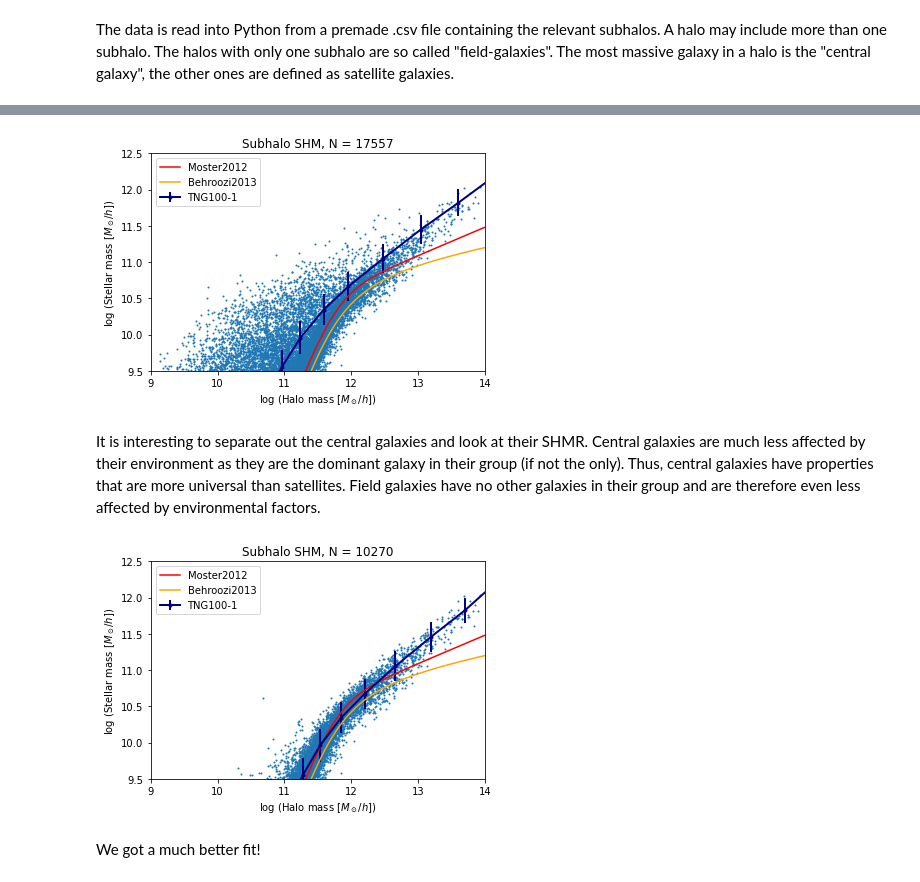
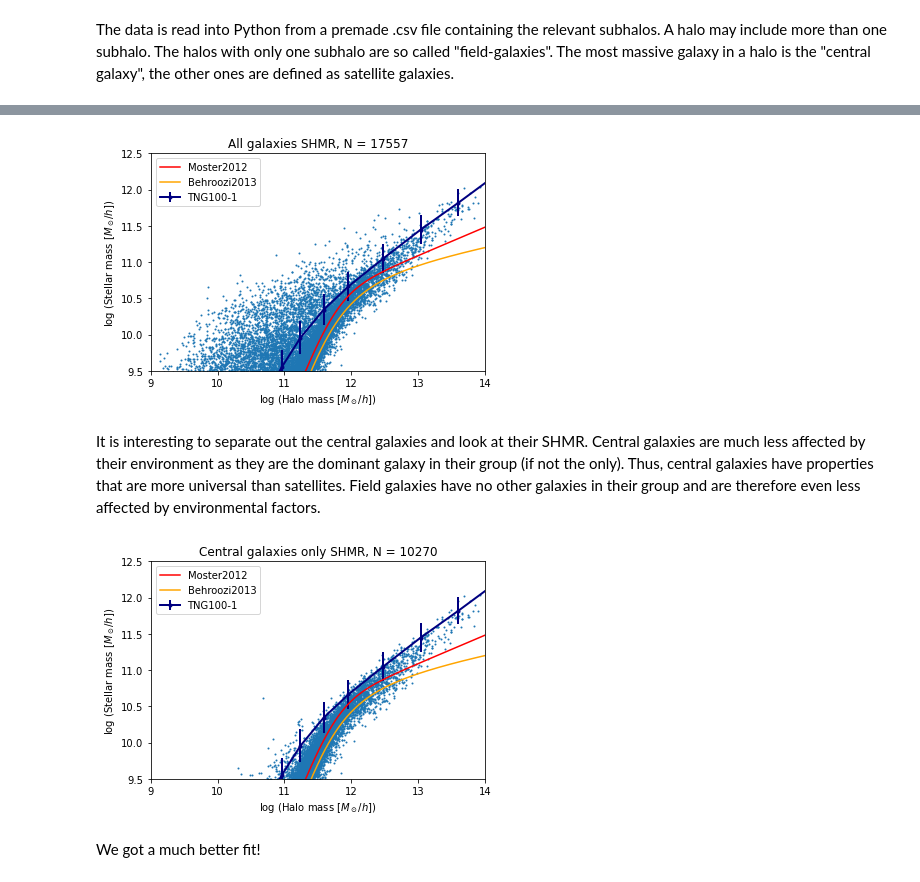
Before and after one commit to choisant/illustris-project, a Jupyter notebook: src/SHMR.ipynb, the cells around one changed output, grey strips where cells are left out. Cells and saved outputs as stored; diff of their text form; code cells hidden in the pictures.

```diff
--- a/src/SHMR.ipynb
+++ b/src/SHMR.ipynb
@@ -18,9 +18,9 @@ The data is read into Python from a premade .csv file containing the relevant su
 dataPath = "../data/tng100-1/cutdata/Subhalo_minE9_SM.csv"
 dfAll = pd.read_csv(dataPath)
 
-def formatPlot ():
+def formatPlot (title, df):
     plt.axis([9, 14, 9.5, 12.5])
-    plt.title("Subhalo SHM, N = " + str(len(dfAll["SubhaloMassDM"])))
+    plt.title(title + " SHMR, N = " + str(len(df["SubhaloMassDM"])))
     plt.xlabel(r'log (Halo mass [$ M_\odot /h $])')
     plt.ylabel(r"log (Stellar mass [$ M_\odot /h $])")
     plt.legend()
@@ -85,32 +88,32 @@ ax.plot(np.log10(M2012x/h),np.log10(M2012y/h), c="red", label= "Moster2012")
 #Behroozi fit
 B2013x,B2013y = behroozi()
 ax.plot((B2013x),(B2013y), c="orange", label= "Behroozi2013")
-formatPlot()
+formatPlot(title = "All galaxies", df = dfAll)
 # %% [output]
-[figure, old version]
+[figure, new version]
 # %% [markdown]
 It is interesting to separate out the central galaxies and look at their SHMR. Central galaxies are much less affected by their environment as they are the dominant galaxy in their group (if not the only). Thus, central galaxies have properties that are more universal than satellites. Field galaxies have no other galaxies in their group and are therefore even less affected by environmental factors.
 # %%
 dataPath = "../data/tng100-1/cutdata/Subhalo_Centrals_minE9_SM_SMHR.csv"
-dfAll = pd.read_csv(dataPath)
+dfCentrals = pd.read_csv(dataPath)
 
 #Convert to log-log
-dfAll["SubhaloMassDM"] = np.log10(dfAll["SubhaloMassDM"]*10**10)
-dfAll["SubhaloMassStellar"] = np.log10(dfAll["SubhaloMassStellar"]*10**10)
+dfCentrals["SubhaloMassDM"] = np.log10(dfCentrals["SubhaloMassDM"]*10**10)
+dfCentrals["SubhaloMassStellar"] = np.log10(dfCentrals["SubhaloMassStellar"]*10**10)
 #Calculate mean values
-dfAllmean = meanValuesLogLog(dfAll, 8.0, 14.0, 0.4, "SubhaloMassStellar", "SubhaloMassDM")
+dfCentralsmean = meanValuesLogLog(dfAll, 8.0, 14.0, 0.4, "SubhaloMassStellar", "SubhaloMassDM")
 #Create the plot
 fig, ax = plt.subplots(1)
-dfAll.plot.scatter(x = "SubhaloMassDM", y = "SubhaloMassStellar", s = 1, ax = ax)
-dfAllmean.plot(x = "xMean", y = "yMean", yerr = "ySigma", marker='o', linewidth=2, markersize=3, c="navy", label = "TNG100-1", ax=ax)
+dfCentrals.plot.scatter(x = "SubhaloMassDM", y = "SubhaloMassStellar", s = 1, ax = ax)
+dfCentralsmean.plot(x = "xMean", y = "yMean", yerr = "ySigma", marker='o', linewidth=2, markersize=3, c="navy", label = "TNG100-1", ax=ax)
 #Get double power law fit for Moster 2012
 M2012x,M2012y = doublePowerLaw(b = 1.376, c = 0.608,M1 = 10**11.590, N = 0.0351)
 ax.plot(np.log10(M2012x/h),np.log10(M2012y/h), c="red", label= "Moster2012")
 #Behroozi fit
 B2013x,B2013y = behroozi()
 ax.plot((B2013x),(B2013y), c="orange", label= "Behroozi2013")
-formatPlot()
+formatPlot(title = "Central galaxies only", df = dfCentrals)
 # %% [output]
-[figure, old version]
+[figure, new version]
 # %% [markdown]
 We got a much better fit!
```
Also changed, not shown: parts of 1 cell of this notebook, 3 other files.
